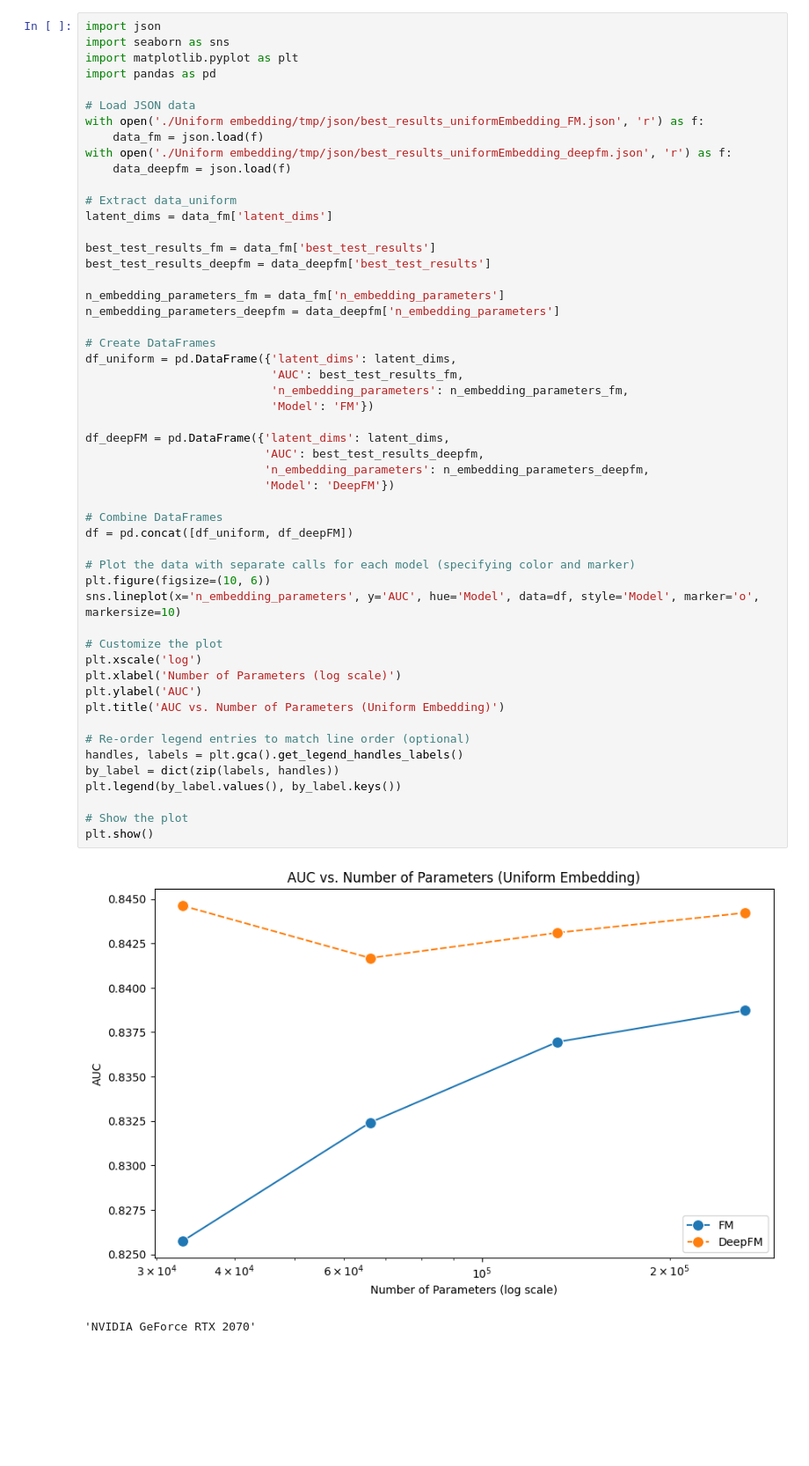
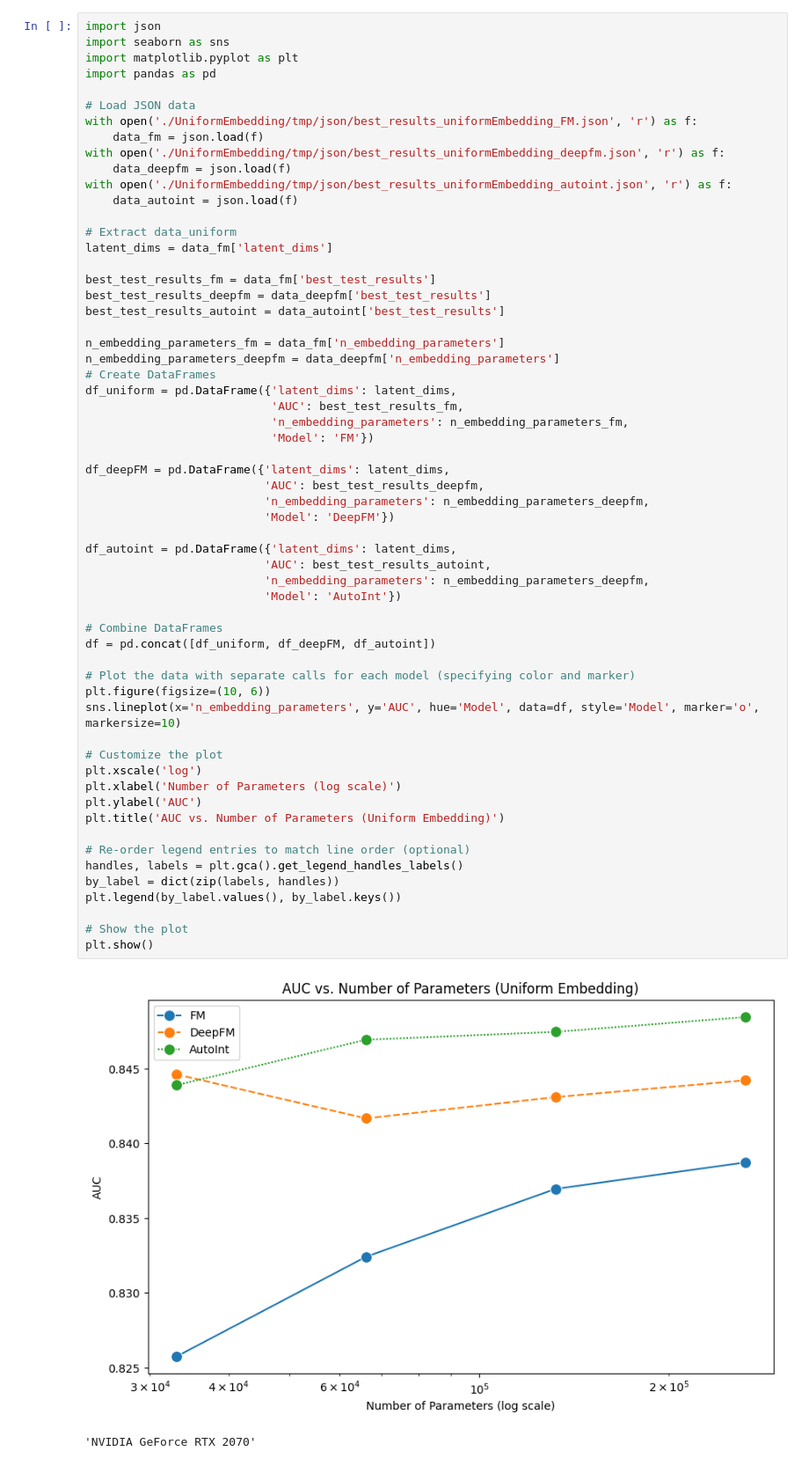
Before and after one commit to Amrmohamed090/Advertising-Using-a-Recommender-System-with-Learnable-Embedding-Size-CISC867, a Jupyter notebook: visualization.ipynb, the cells around one changed output. Shown: that part at 88% size. Saved outputs shown, nothing was run; the diff lists cells and outputs as text; blank space fills up the shorter version.

Commit message:
autoint run

```diff
--- a/visualization.ipynb
+++ b/visualization.ipynb
@@ -5,53 +5,60 @@ import matplotlib.pyplot as plt
 import pandas as pd
 
 # Load JSON data
-with open('./Uniform embedding/tmp/json/best_results_uniformEmbedding_FM.json', 'r') as f:
+with open('./UniformEmbedding/tmp/json/best_results_uniformEmbedding_FM.json', 'r') as f:
     data_fm = json.load(f)
-with open('./Uniform embedding/tmp/json/best_results_uniformEmbedding_deepfm.json', 'r') as f:
+with open('./UniformEmbedding/tmp/json/best_results_uniformEmbedding_deepfm.json', 'r') as f:
     data_deepfm = json.load(f)
+with open('./UniformEmbedding/tmp/json/best_results_uniformEmbedding_autoint.json', 'r') as f:
+    data_autoint = json.load(f)
 
 # Extract data_uniform
 latent_dims = data_fm['latent_dims']
 
 best_test_results_fm = data_fm['best_test_results']
 best_test_results_deepfm = data_deepfm['best_test_results']
+best_test_results_autoint = data_autoint['best_test_results']
 
 n_embedding_parameters_fm = data_fm['n_embedding_parameters']
 n_embedding_parameters_deepfm = data_deepfm['n_embedding_parameters']
-
 # Create DataFrames
 df_uniform = pd.DataFrame({'latent_dims': latent_dims,
                            'AUC': best_test_results_fm,
                            'n_embedding_parameters': n_embedding_parameters_fm,
                            'Model': 'FM'})
 
 df_deepFM = pd.DataFrame({'latent_dims': latent_dims,
                           'AUC': best_test_results_deepfm,
                           'n_embedding_parameters': n_embedding_parameters_deepfm,
                           'Model': 'DeepFM'})
 
+df_autoint = pd.DataFrame({'latent_dims': latent_dims,
+                          'AUC': best_test_results_autoint,
+                          'n_embedding_parameters': n_embedding_parameters_deepfm,
+                          'Model': 'AutoInt'})
+
 # Combine DataFrames
-df = pd.concat([df_uniform, df_deepFM])
+df = pd.concat([df_uniform, df_deepFM, df_autoint])
 
 # Plot the data with separate calls for each model (specifying color and marker)
 plt.figure(figsize=(10, 6))
 sns.lineplot(x='n_embedding_parameters', y='AUC', hue='Model', data=df, style='Model', marker='o', markersize=10)
 
 # Customize the plot
 plt.xscale('log')
 plt.xlabel('Number of Parameters (log scale)')
 plt.ylabel('AUC')
 plt.title('AUC vs. Number of Parameters (Uniform Embedding)')
 
 # Re-order legend entries to match line order (optional)
 handles, labels = plt.gca().get_legend_handles_labels()
 by_label = dict(zip(labels, handles))
 plt.legend(by_label.values(), by_label.keys())
 
 # Show the plot
 plt.show()
 # %% [output]
-[figure, old version]
+[figure, new version]
 # %%
 # %% [output]
 'NVIDIA GeForce RTX 2070'
```
Also changed, not shown: 2 other files.
